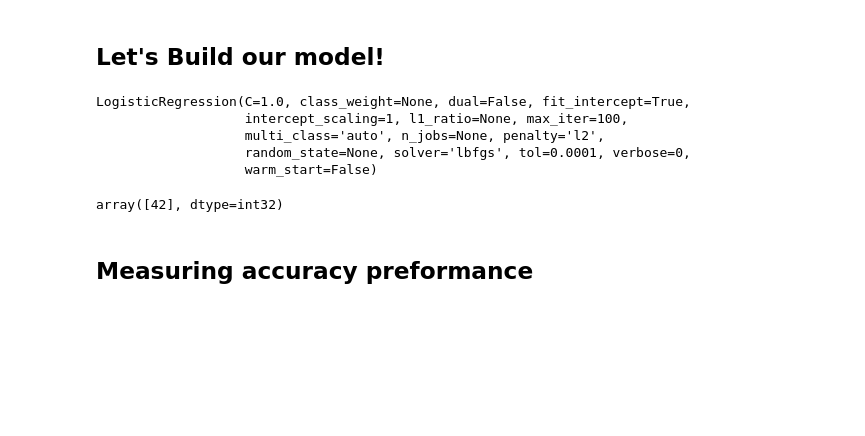
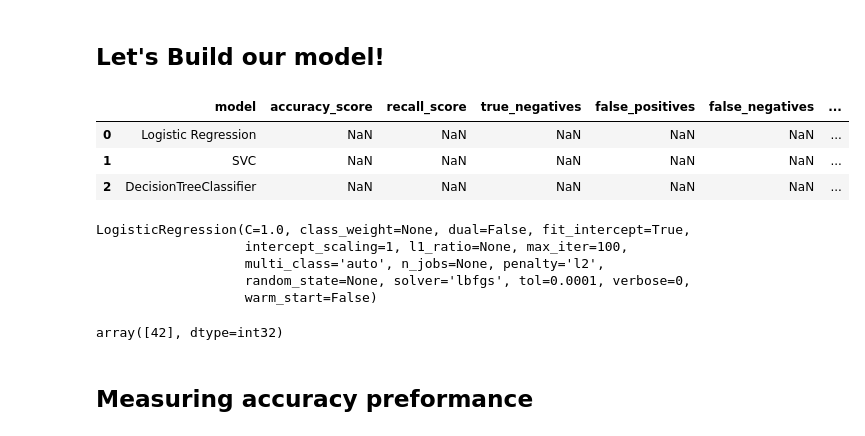
Before and after one commit to JesusNoelValMo/Machine_Learning_Book, a Jupyter notebook: Projects/Logistic_reg_prediction_heart_disease/Logistic_reg_heart_disease.ipynb, the cells around one changed output. Drawn from its saved outputs; the diff is of its cells as text; code cells hidden in the pictures; blank space fills up the shorter version.

Commit message:
Adding decision tree

```diff
--- a/Projects/Logistic_reg_prediction_heart_disease/Logistic_reg_heart_disease.ipynb
+++ b/Projects/Logistic_reg_prediction_heart_disease/Logistic_reg_heart_disease.ipynb
@@ -424,7 +424,22 @@ X_train_val.describe()
 ## Let's Build our model!
 # %%
 from sklearn.linear_model import LogisticRegression
+from sklearn.metrics import recall_score
+# Build some dictionaries for measures
+accuracy_scores = {}
+recall_scores = {}
+conf_matrix_negative_class = {}
+conf_matrix_positive_class = {}
+scores = pd.DataFrame(columns=["model", "accuracy_score", "recall_score", "true_negatives", "false_positives", "false_negatives", "true_positives"])
+
 log_reg = LogisticRegression(penalty="l2",solver="lbfgs")
+# %%
+scores
+# %% [output]
+|  | model | accuracy_score | recall_score | true_negatives | false_positives | false_negatives | ... |
+| 0 | Logistic Regression | NaN | NaN | NaN | NaN | NaN | ... |
+| 1 | SVC | NaN | NaN | NaN | NaN | NaN | ... |
+| 2 | DecisionTreeClassifier | NaN | NaN | NaN | NaN | NaN | ... |
 # %%
 #Split training_val set to training and validation sets
 X_train, X_val, y_train, y_val = train_test_split(X_train_val, y_train_val, train_size = 0.8, random_state = 42)
```
Also changed, not shown: parts of 28 cells of this notebook.
